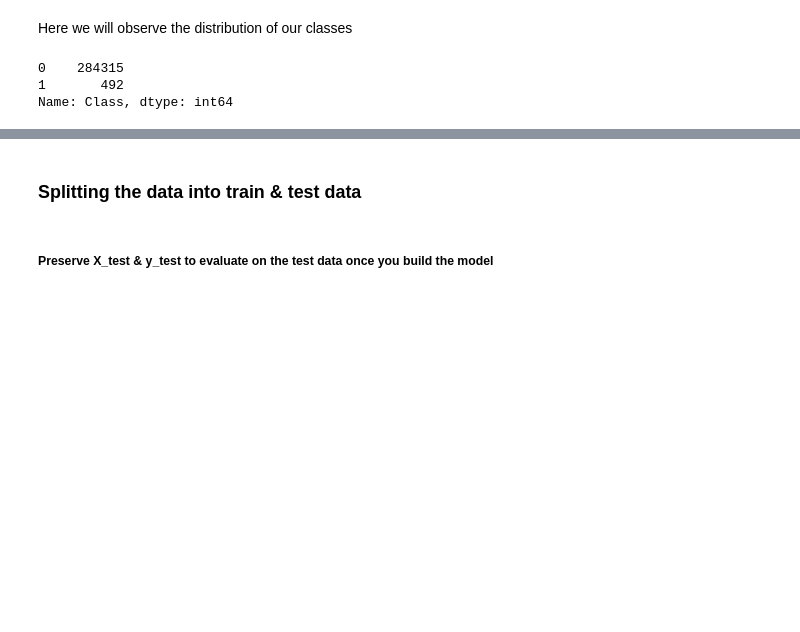
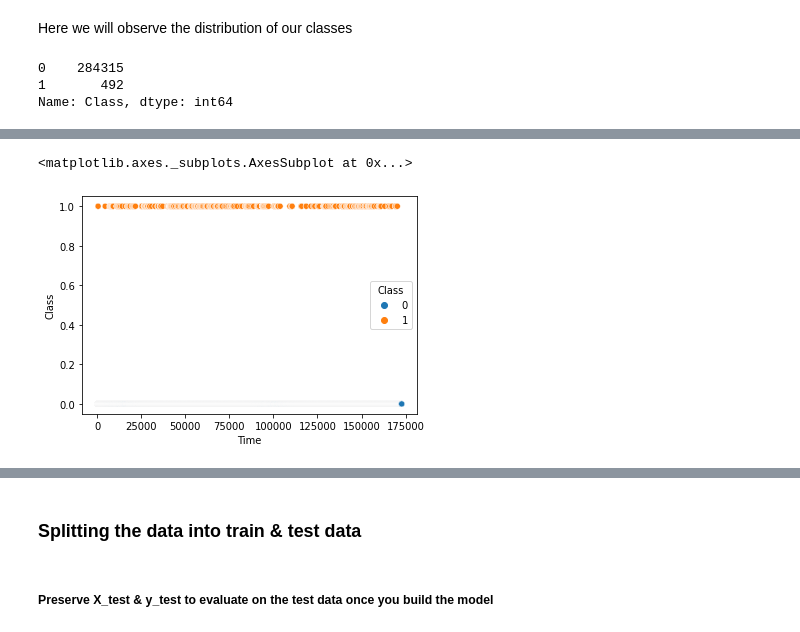
Before and after one commit to GaikwadChinmay/Credit-Card-Fraud-Detection, a Jupyter notebook: Credit Card Fraud Detection.ipynb, the cells around one changed output, grey strips where cells are left out. Cells and saved outputs as stored; diff of their text form; code cells hidden in the pictures; blank space fills up the shorter version.

```diff
--- a/Credit Card Fraud Detection.ipynb
+++ b/Credit Card Fraud Detection.ipynb
@@ -125,2 +130,7 @@ fig.show()
+# %%
+sns.scatterplot(y=df['Class'], x=df['Time'], hue=df['Class'])
+# %% [output]
+<matplotlib.axes._subplots.AxesSubplot at 0x...>
+[figure, added]
 # %%
 # Create a scatter plot to observe the distribution of classes with Amount
```
Also changed, not shown: parts of 16 cells of this notebook.
